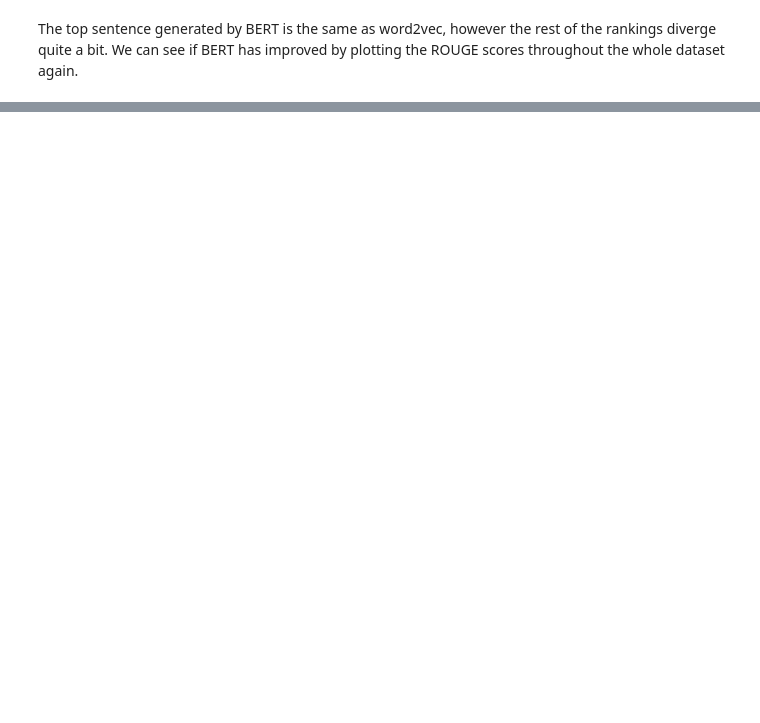
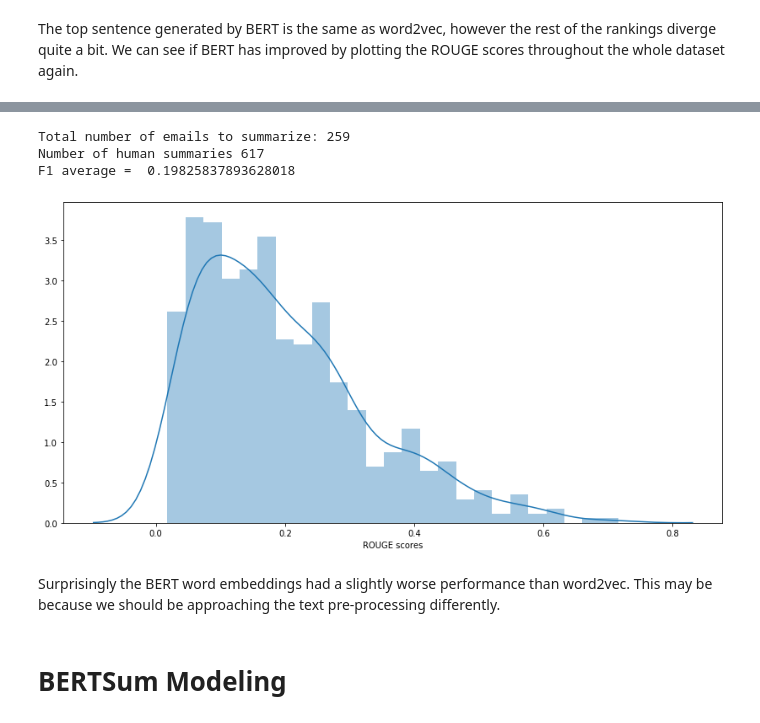
Before and after one commit to dailykirt/ML_Enron_email_summary, a Jupyter notebook: notebooks/Text_rank_summarization.ipynb, the cells around one changed output, grey strips where cells are left out. Saved outputs shown, nothing was run; the diff lists cells and outputs as text; code cells hidden in the pictures; blank space fills up the shorter version.

Commit message:
Added BERT deep learning

```diff
--- a/notebooks/Text_rank_summarization.ipynb
+++ b/notebooks/Text_rank_summarization.ipynb
@@ -358,6 +407,6 @@ F1 average =  0.22599398085168812
 # %%
-#Outputs a subset of the enron dataset masked by the person and a timeframe.
 def subset_emails(df, start_date, end_date, person):
+    '''Outputs a subset of the enron dataset masked by the person and a timeframe. '''
     summarization_mask = (enron_df['date'] >= start_date) & (enron_df['date'] <= end_date) & (enron_df['employee'] == person)
     enron_masked_df = df.loc[summarization_mask]
     return enron_masked_df
@@ -535,0 +569,28 @@ F1 average =  0.09431706133138956
+# %%
+#compare best ML summary with each human summary
+def sum_full(df, ranked_sentences):
+    scores = []
+    for i in range(0, len(df)):
+        email_sentences = [item for item in ranked_sentences if i in item]
+        hypothesis = max(email_sentences, key=itemgetter(0))
+        listno = masked_df['listno'].iloc[i]
+        email_num = masked_df['email_num'].iloc[i]
+        h_summaries = BC3_df[(BC3_df['listno'] == listno) & (BC3_df['email_num'] == email_num)]['summary']
+        for reference in h_summaries:
+            scores.append(evaluator.get_scores(hypothesis[2], reference)['rouge-1']['f'])
+    return scores
+
+#Try to apply textrank on a full inbox to see if summarization improves with more emails.
+masked_df = BC3_df.drop_duplicates(subset='body', keep='first')
+ranked_sentences = summarize_emails_bert(masked_df)
+scores = sum_full(masked_df, ranked_sentences)
+plot_scores(scores)
+# %% [output]
+Total number of emails to summarize: 259
+Number of human summaries 617
+F1 average =  0.19825837893628018
+[figure, added]
+# %% [markdown]
+Surprisingly the BERT word embeddings had a slightly worse performance than word2vec. This may be because we should be approaching the text pre-processing differently.
+# %% [markdown]
+# BERTSum Modeling
```
Also changed, not shown: parts of 61 cells of this notebook, 4 other files.
